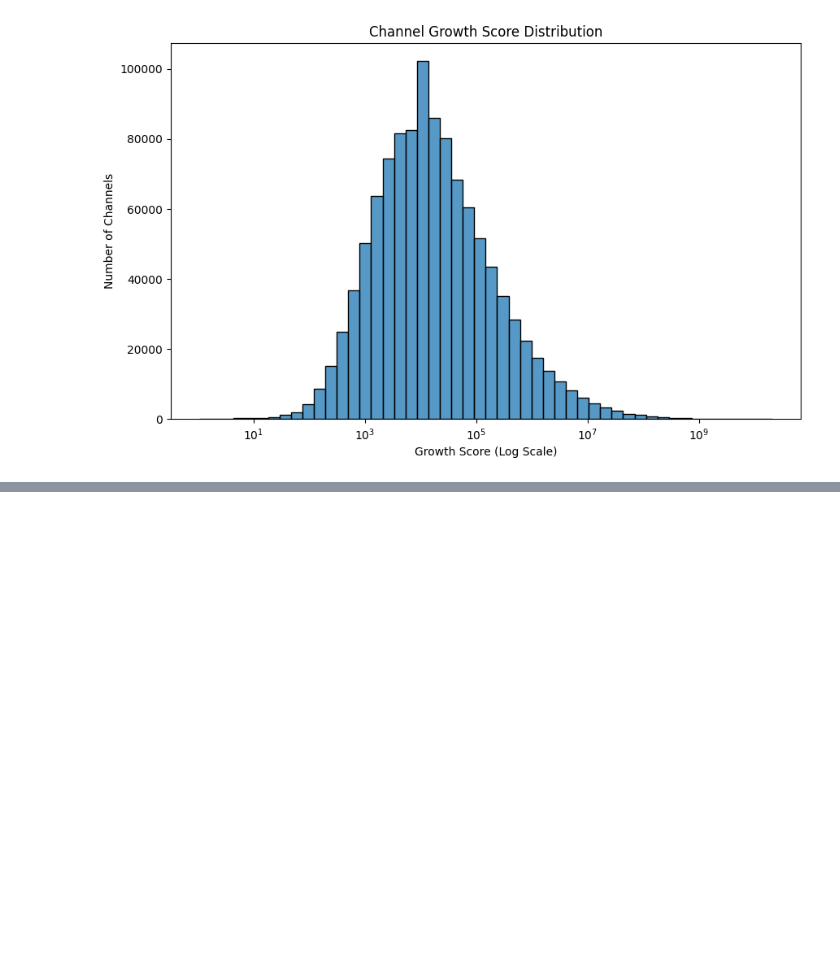
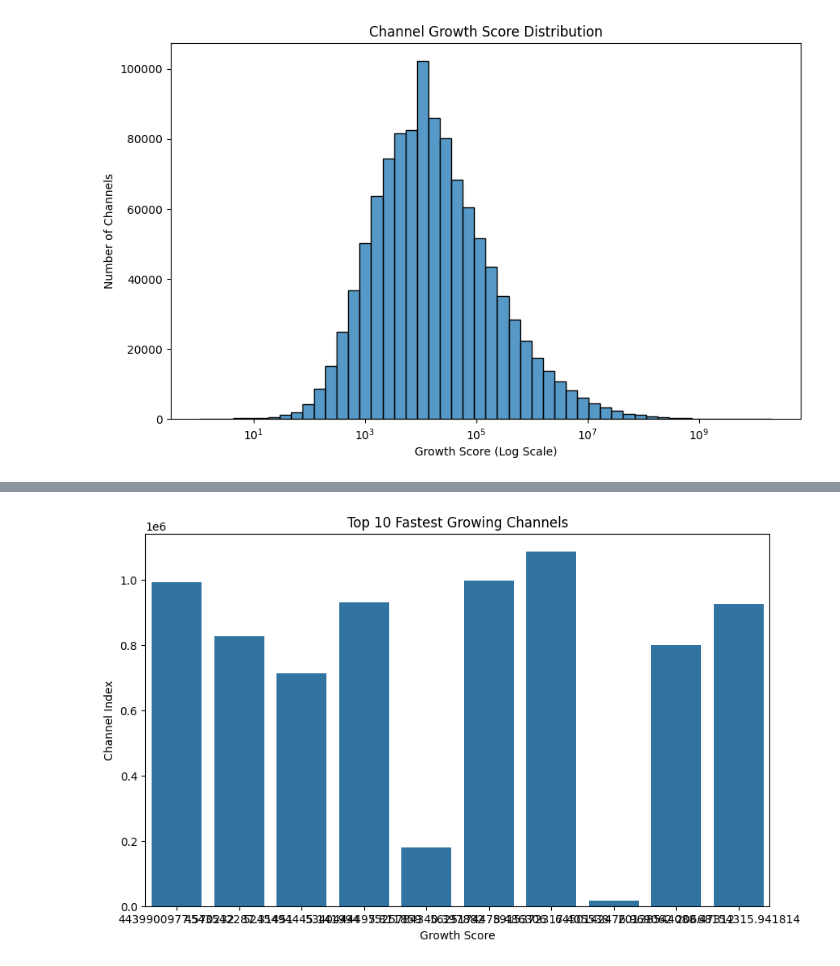
Before and after one commit to Shiva-Kumar-S-M/Projects, a Jupyter notebook: content growth pattern predictor.ipynb, the cells around one changed output, grey strips where cells are left out. Drawn from its saved outputs; the diff is of its cells as text; code cells hidden in the pictures; blank space fills up the shorter version.

```diff
--- a/content growth pattern predictor.ipynb
+++ b/content growth pattern predictor.ipynb
@@ -556,0 +590,16 @@ plt.show()
+# %%
+top_channels = df.sort_values(by='growth_score', ascending=False).head(10)
+
+plt.figure(figsize=(10,6))
+sns.barplot(
+    x=top_channels['growth_score'],
+    y=top_channels.index
+)
+
+plt.title("Top 10 Fastest Growing Channels")
+plt.xlabel("Growth Score")
+plt.ylabel("Channel Index")
+
+plt.show()
+# %% [output]
+[figure, added]
```
Also changed, not shown: parts of 3 cells of this notebook.
